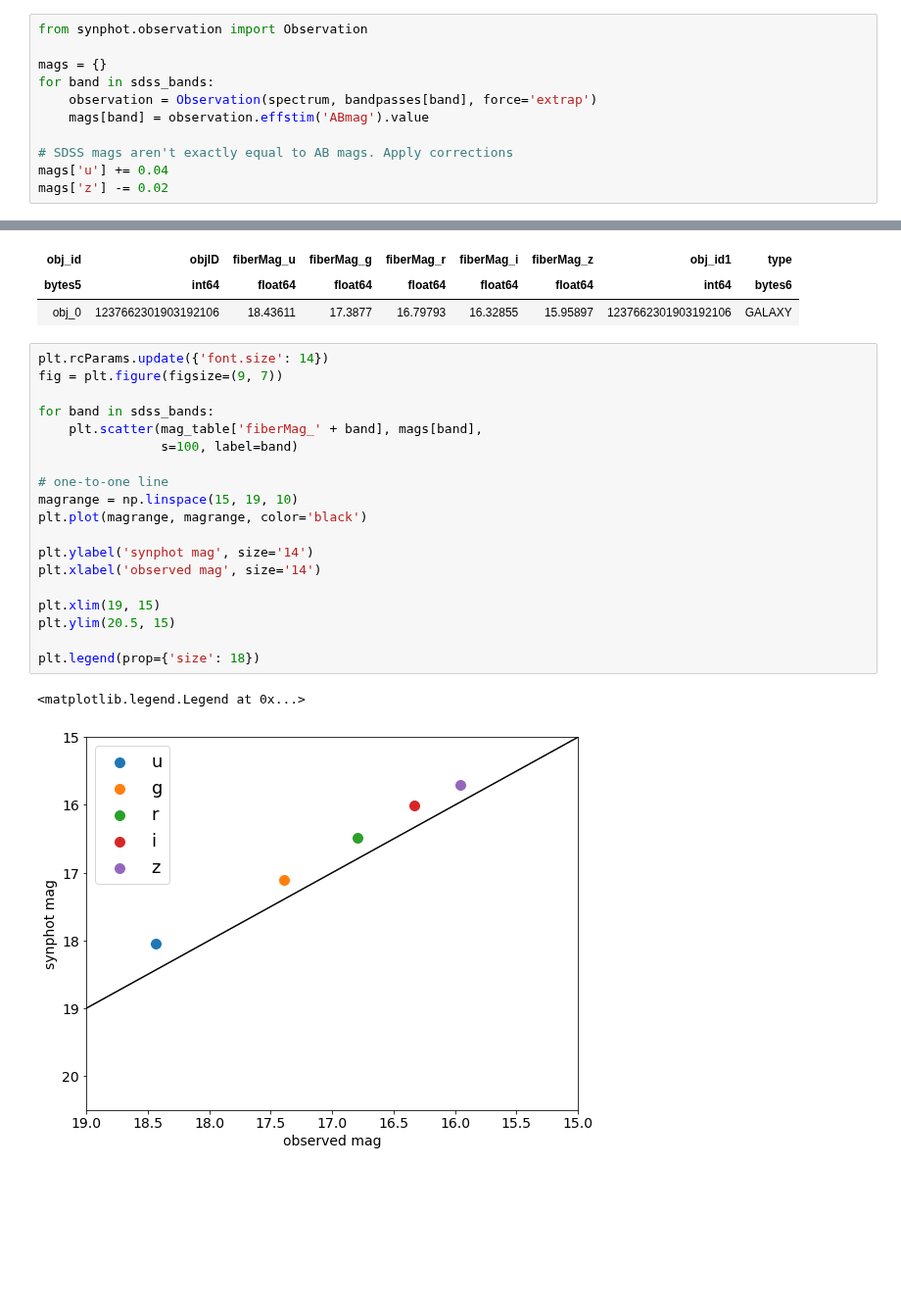
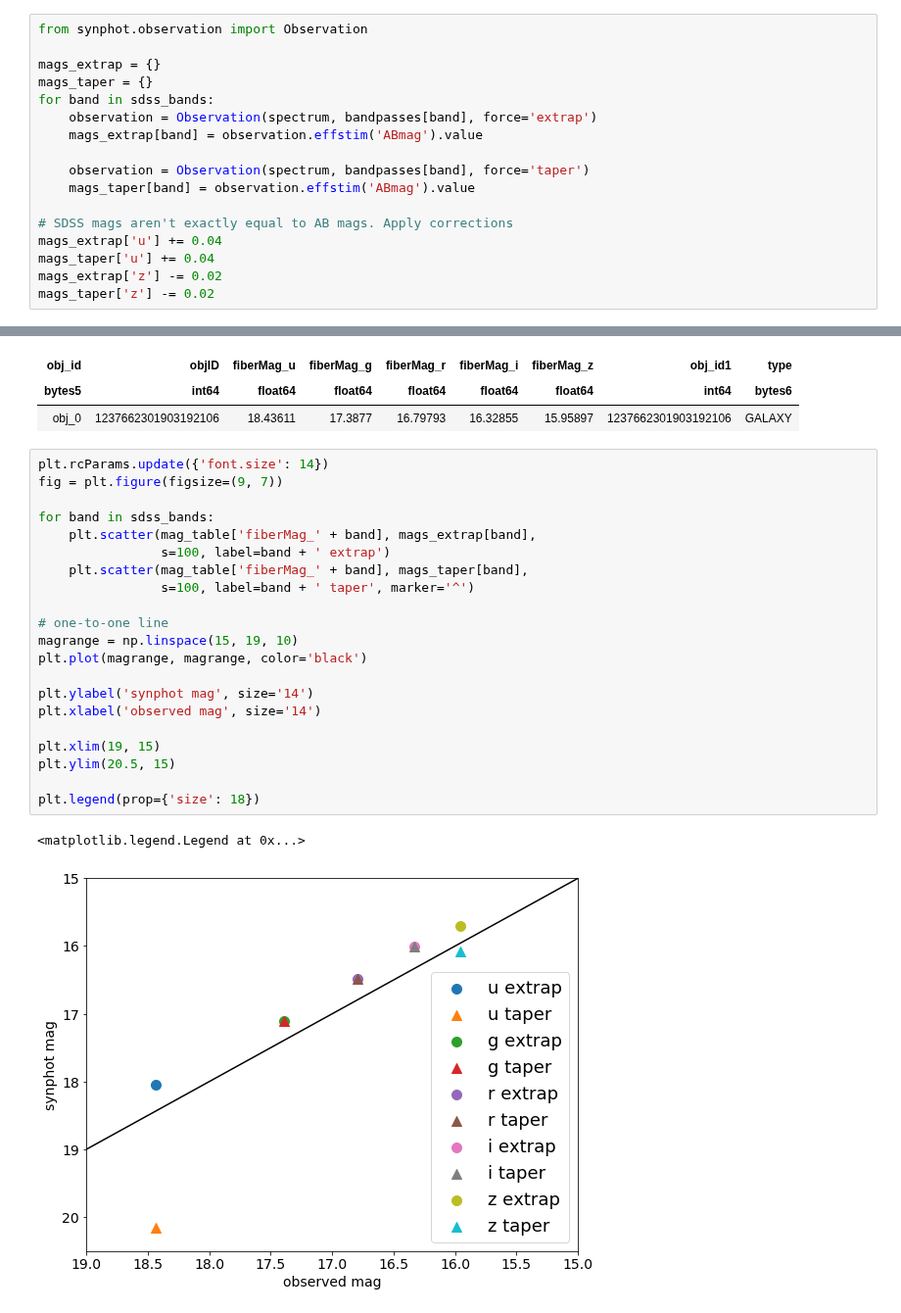
Before and after one commit to tcjansen/GSoC, a Jupyter notebook: empirical_photometry.ipynb, the cells around one changed output, grey strips where cells are left out. Shown at 98% size. Drawn from its saved outputs; the diff is of its cells as text; blank space fills up the shorter version.

Commit message:
Comparing 'extrap' and 'taper' forced Observation() overlap

```diff
--- a/empirical_photometry.ipynb
+++ b/empirical_photometry.ipynb
@@ -116,13 +115,19 @@ Once we have all of the effects on the source spectrum set, we can combine them
 # %%
 from synphot.observation import Observation
 
-mags = {}
+mags_extrap = {}
+mags_taper = {}
 for band in sdss_bands:
     observation = Observation(spectrum, bandpasses[band], force='extrap')
-    mags[band] = observation.effstim('ABmag').value
+    mags_extrap[band] = observation.effstim('ABmag').value
+
+    observation = Observation(spectrum, bandpasses[band], force='taper')
+    mags_taper[band] = observation.effstim('ABmag').value
 
 # SDSS mags aren't exactly equal to AB mags. Apply corrections
-mags['u'] += 0.04
-mags['z'] -= 0.02
+mags_extrap['u'] += 0.04
+mags_taper['u'] += 0.04
+mags_extrap['z'] -= 0.02
+mags_taper['z'] -= 0.02
 # %% [output]
 WARNING: Source spectrum will be extrapolated (at constant value for empirical model). [synphot.observation]
@@ -152,22 +158,24 @@ Table length=1
 # %%
 plt.rcParams.update({'font.size': 14})
 fig = plt.figure(figsize=(9, 7))
 
 for band in sdss_bands:
-    plt.scatter(mag_table['fiberMag_' + band], mags[band],
-                s=100, label=band)
+    plt.scatter(mag_table['fiberMag_' + band], mags_extrap[band],
+                s=100, label=band + ' extrap')
+    plt.scatter(mag_table['fiberMag_' + band], mags_taper[band],
+                s=100, label=band + ' taper', marker='^')
 
 # one-to-one line
 magrange = np.linspace(15, 19, 10)
 plt.plot(magrange, magrange, color='black')
 
 plt.ylabel('synphot mag', size='14')
 plt.xlabel('observed mag', size='14')
 
 plt.xlim(19, 15)
 plt.ylim(20.5, 15)
 
 plt.legend(prop={'size': 18})
 # %% [output]
 <matplotlib.legend.Legend at 0x...>
-[figure, old version]
+[figure, new version]
```
Also changed, not shown: parts of 2 cells of this notebook.
